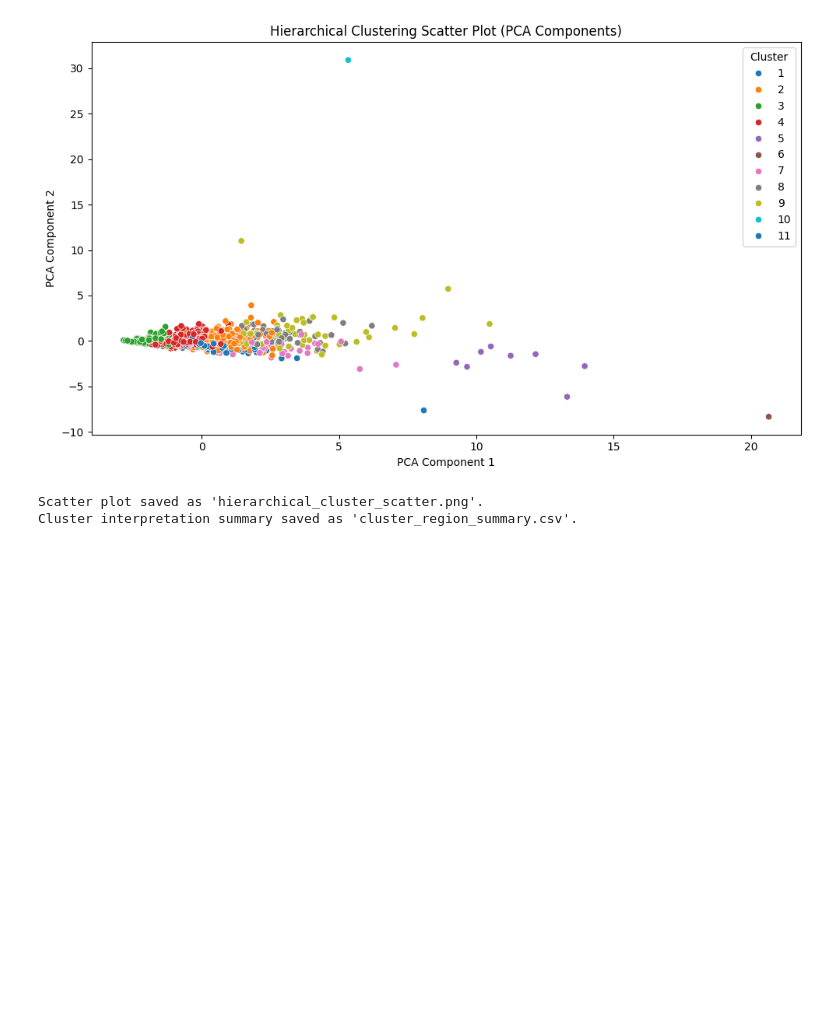
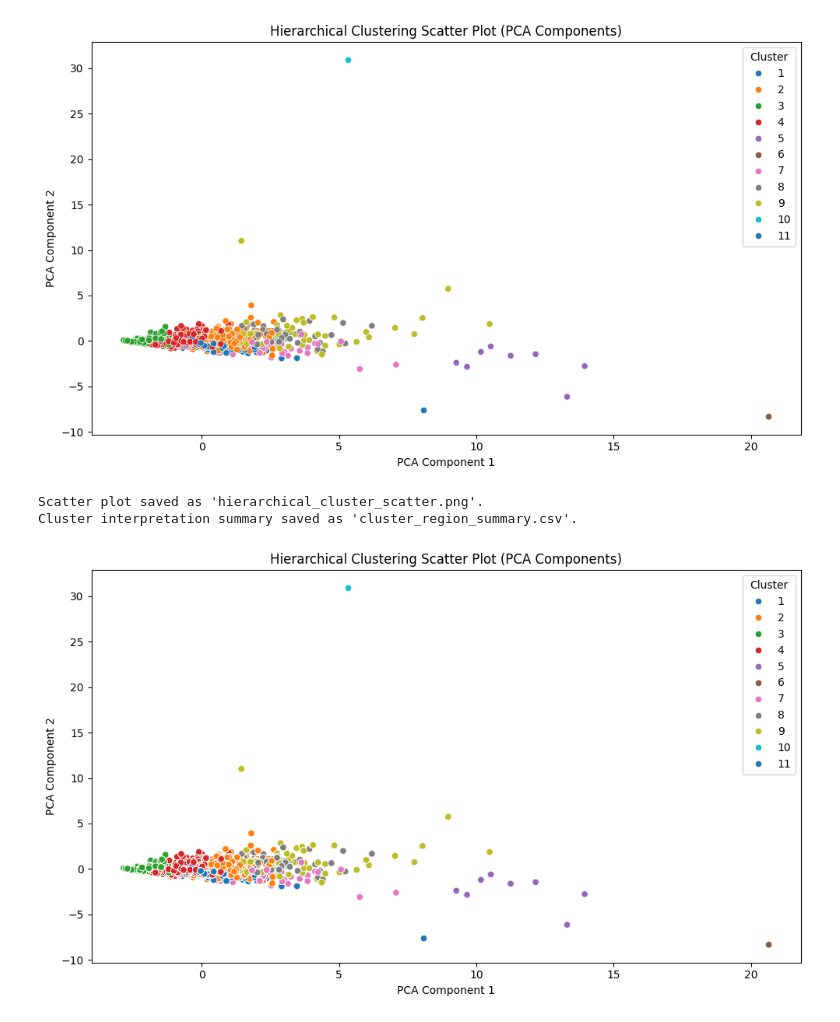
Before and after one commit to IfyQ/DS_Hierarchical_Clustering, a Jupyter notebook: Notebooks/Hierarchical_Clustering.ipynb, the cells around one changed output. Saved outputs shown, nothing was run; the diff lists cells and outputs as text; code cells hidden in the pictures; blank space fills up the shorter version.

```diff
--- a/Hierarchical_Clustering.ipynb
+++ b/Notebooks/Hierarchical_Clustering.ipynb
@@ -515,3 +515,81 @@ print("Cluster interpretation summary saved as 'cluster_region_summary.csv'.")
 [figure]
 Scatter plot saved as 'hierarchical_cluster_scatter.png'.
 Cluster interpretation summary saved as 'cluster_region_summary.csv'.
+# %%
+import pandas as pd
+import matplotlib.pyplot as plt
+import seaborn as sns
+from sklearn.decomposition import PCA
+from sklearn.preprocessing import StandardScaler
+from scipy.cluster.hierarchy import linkage, fcluster
+
+
+# Load the cluster and reference data
+df_cluster = pd.read_csv("C:/Users/eiag/Documents/DS_hierarchical_Clustering/Data/df_cluster.csv")
+df_reference = pd.read_csv("C:/Users/eiag/Documents/DS_hierarchical_Clustering/Data/df_reference.csv")
+
+
+# Clean column names
+df_reference.columns = ['la_name', 'new_la_code', 'region_name']
+df_cluster.columns = [
+    'RC1_Adopted', 'RC2_Died', 'RC3_Residence_Order',
+    'RC4_Special_Guardianship_Order', 'RC5_Transfer_to_another_LA',
+    'RC6_Transfer_to_Adult_Social_Service', 'RC7_Other'
+]
+
+# Replace 'c' with NaN and convert to numeric
+df_cluster = df_cluster.apply(pd.to_numeric, errors='coerce')
+
+# Impute missing values using median
+df_cluster_imputed = df_cluster.fillna(df_cluster.median())
+
+# Apply PCA to reduce to 2 components
+scaler = StandardScaler()
+scaled_data = scaler.fit_transform(df_cluster_imputed)
+pca = PCA(n_components=2)
+pca_result = pca.fit_transform(scaled_data)
+
+# Perform hierarchical clustering
+linked = linkage(scaled_data, method='ward')
+threshold = 20
+cluster_labels = fcluster(linked, t=threshold, criterion='distance')
+
+# Add cluster labels and LA codes to df_cluster_imputed for merging
+df_cluster_imputed['Cluster'] = cluster_labels
+df_cluster_imputed['new_la_code'] = df_reference['new_la_code']
+
+# Create a dataframe with PCA results and cluster labels
+df_plot = pd.DataFrame(pca_result, columns=['x', 'y'])
+df_plot['Cluster'] = cluster_labels
+df_plot['new_la_code'] = df_reference['new_la_code']
+
+# Merge with reference data
+df_plot = df_plot.merge(df_reference, on='new_la_code', how='left')
+
+# Plot the clusters
+plt.figure(figsize=(10, 6))
+sns.scatterplot(data=df_plot, x='x', y='y', hue='Cluster', palette='tab10')
+plt.title("Hierarchical Clustering Scatter Plot (PCA Components)")
+plt.xlabel("PCA Component 1")
+plt.ylabel("PCA Component 2")
+plt.legend(title='Cluster')
+plt.tight_layout()
+plt.savefig("C:/Users/eiag/Documents/DS_hierarchical_Clustering/Outputs/hierarchical_cluster_scatter1.png")
+plt.show()
+
+# Prepare cluster interpretation summary
+cluster_summary = df_plot.groupby('Cluster')['region_name'].value_counts().unstack(fill_value=0)
+cluster_summary.to_csv("C:/Users/eiag/Documents/DS_hierarchical_Clustering/Outputs/cluster_region_summary.csv")
+
+print("Scatter plot saved as 'hierarchical_cluster_scatter.png'.")
+print("Cluster interpretation summary saved as 'cluster_region_summary.csv'.")
+
+# Display the summary
+print("Cluster Interpretation Summary:")
+print(cluster_summary)
+
+# Save the summary to the specified path
+output_path = "C:/Users/eiag/Documents/DS_hierarchical_Clustering/Outputs/cluster_region_summary.csv"
+cluster_summary.to_csv(output_path)
+# %% [output]
+[figure, added]
```
Also changed, not shown: parts of 2 cells of this notebook, 4 other files.
